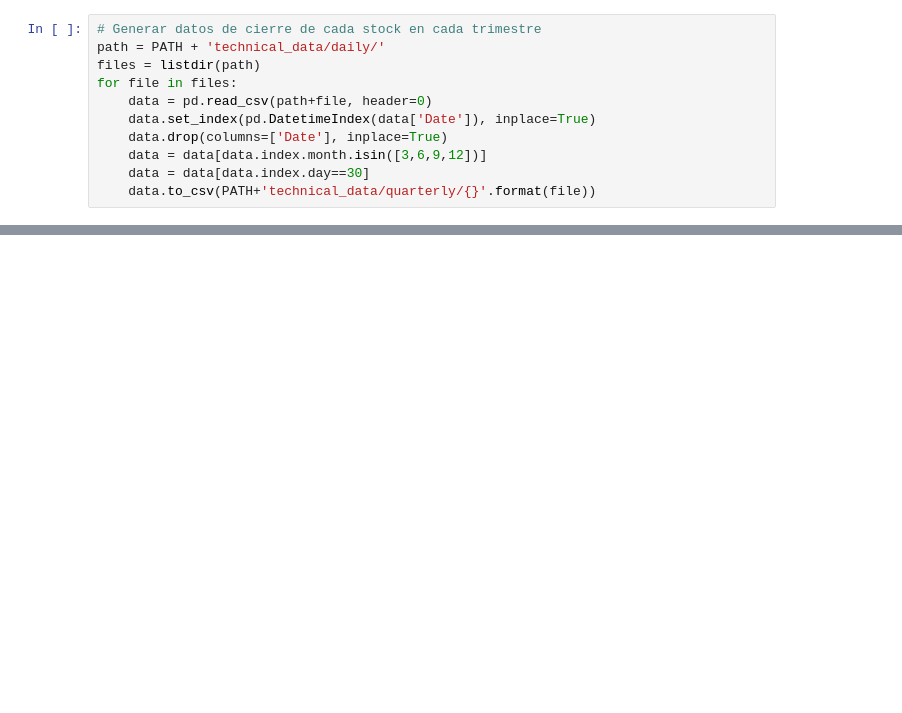
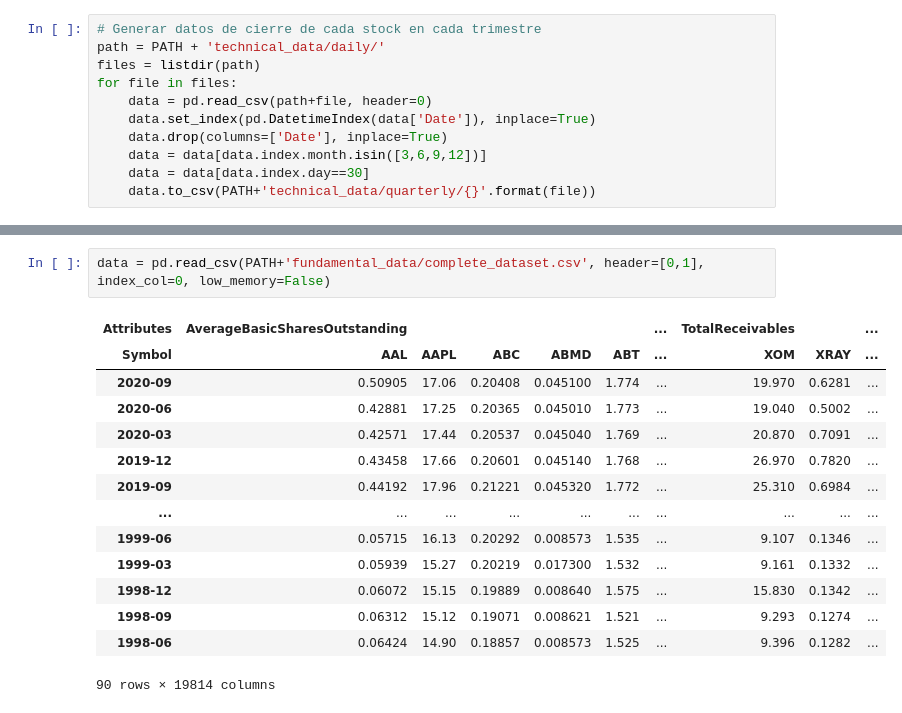
Before and after one commit to joseuribe0624/stocks-prections, a Jupyter notebook: codes/dataset_configuration.ipynb, the cells around one changed output, grey strips where cells are left out. Saved outputs shown, nothing was run; the diff lists cells and outputs as text; blank space fills up the shorter version.

Commit message:
Adding depured fundamental data

```diff
--- a/codes/dataset_configuration.ipynb
+++ b/codes/dataset_configuration.ipynb
@@ -43,0 +290,17 @@ for file in files:
+# %%
+data = pd.read_csv(PATH+'fundamental_data/complete_dataset.csv', header=[0,1], index_col=0, low_memory=False)
+# %% [output]
+| Attributes | AverageBasicSharesOutstanding |  |  |  |  | ... | TotalReceivables |  | ... |
+| Symbol | AAL | AAPL | ABC | ABMD | ABT | ... | XOM | XRAY | ... |
+| 2020-09 | 0.50905 | 17.06 | 0.20408 | 0.045100 | 1.774 | ... | 19.970 | 0.6281 | ... |
+| 2020-06 | 0.42881 | 17.25 | 0.20365 | 0.045010 | 1.773 | ... | 19.040 | 0.5002 | ... |
+| 2020-03 | 0.42571 | 17.44 | 0.20537 | 0.045040 | 1.769 | ... | 20.870 | 0.7091 | ... |
+| 2019-12 | 0.43458 | 17.66 | 0.20601 | 0.045140 | 1.768 | ... | 26.970 | 0.7820 | ... |
+| 2019-09 | 0.44192 | 17.96 | 0.21221 | 0.045320 | 1.772 | ... | 25.310 | 0.6984 | ... |
+| ... | ... | ... | ... | ... | ... | ... | ... | ... | ... |
+| 1999-06 | 0.05715 | 16.13 | 0.20292 | 0.008573 | 1.535 | ... | 9.107 | 0.1346 | ... |
+| 1999-03 | 0.05939 | 15.27 | 0.20219 | 0.017300 | 1.532 | ... | 9.161 | 0.1332 | ... |
+| 1998-12 | 0.06072 | 15.15 | 0.19889 | 0.008640 | 1.575 | ... | 15.830 | 0.1342 | ... |
+| 1998-09 | 0.06312 | 15.12 | 0.19071 | 0.008621 | 1.521 | ... | 9.293 | 0.1274 | ... |
+| 1998-06 | 0.06424 | 14.90 | 0.18857 | 0.008573 | 1.525 | ... | 9.396 | 0.1282 | ... |
+90 rows × 19814 columns
```
Also changed, not shown: parts of 2 cells of this notebook, 1 other file.
